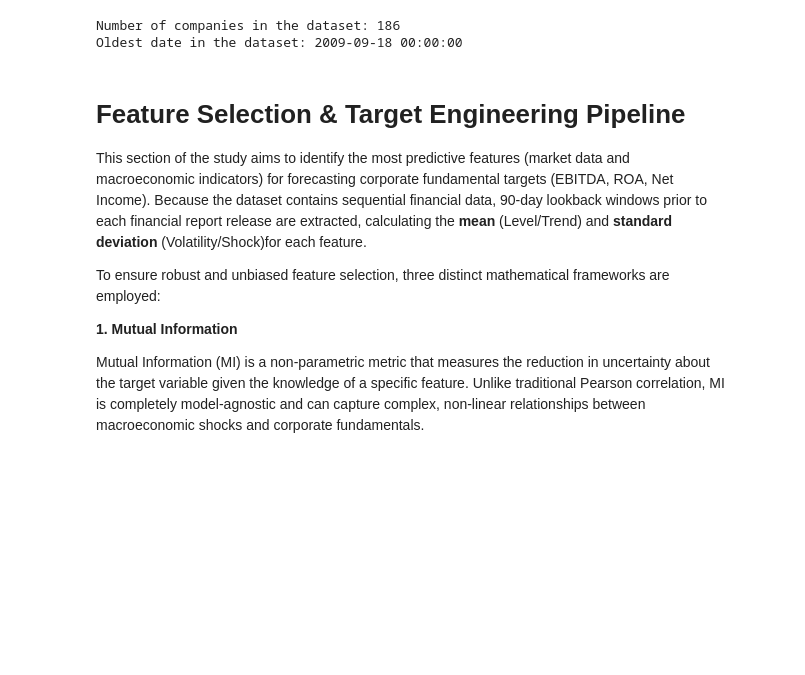
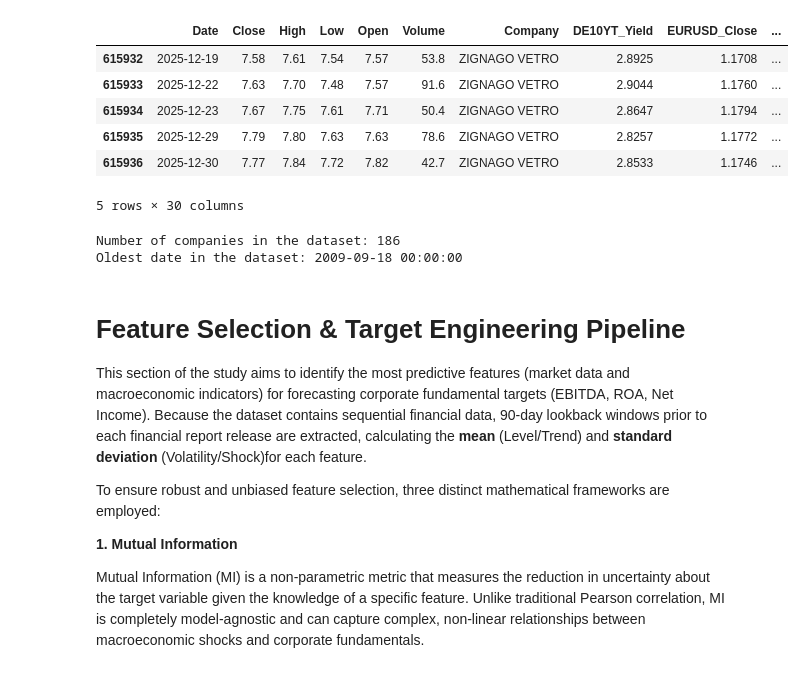
Before and after one commit to dvdbaggio/Mixed-Frequency-Forecasting, a Jupyter notebook: Analysis/features_selection.ipynb, the cells around one changed output. Cells and saved outputs as stored; diff of their text form; code cells hidden in the pictures; blank space fills up the shorter version.

```diff
--- a/Analysis/features_selection.ipynb
+++ b/Analysis/features_selection.ipynb
@@ -23,4 +24,16 @@ df.tail()
 5 rows × 30 columns
+# %%
+df_yoy = pd.read_csv('../Dataset/Processed/Merged_Dataset_yoy.csv')
+df_yoy['Date'] = pd.to_datetime(df_yoy['Date'])
+df_yoy.tail()
+# %% [output]
+|  | Date | Close | High | Low | Open | Volume | Company | DE10YT_Yield | EURUSD_Close | ... |
+| 615932 | 2025-12-19 | 7.58 | 7.61 | 7.54 | 7.57 | 53.8 | ZIGNAGO VETRO | 2.8925 | 1.1708 | ... |
+| 615933 | 2025-12-22 | 7.63 | 7.70 | 7.48 | 7.57 | 91.6 | ZIGNAGO VETRO | 2.9044 | 1.1760 | ... |
+| 615934 | 2025-12-23 | 7.67 | 7.75 | 7.61 | 7.71 | 50.4 | ZIGNAGO VETRO | 2.8647 | 1.1794 | ... |
+| 615935 | 2025-12-29 | 7.79 | 7.80 | 7.63 | 7.63 | 78.6 | ZIGNAGO VETRO | 2.8257 | 1.1772 | ... |
+| 615936 | 2025-12-30 | 7.77 | 7.84 | 7.72 | 7.82 | 42.7 | ZIGNAGO VETRO | 2.8533 | 1.1746 | ... |
+5 rows × 30 columns
 # %%
 num_companies = df['Company'].nunique()
 print(f"Number of companies in the dataset: {num_companies}")
```
Also changed, not shown: parts of 16 cells of this notebook, 30 other files.
